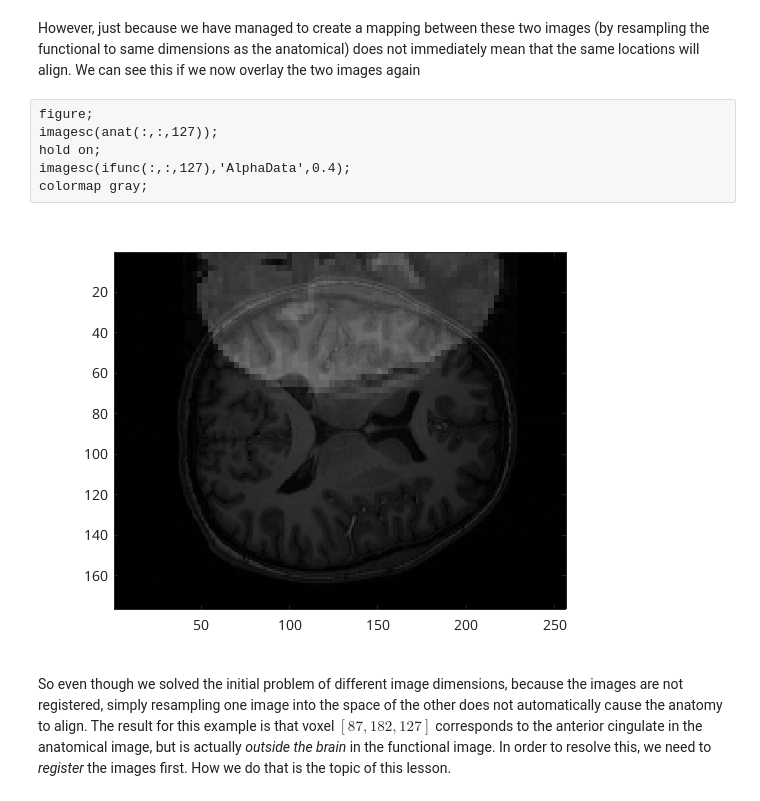
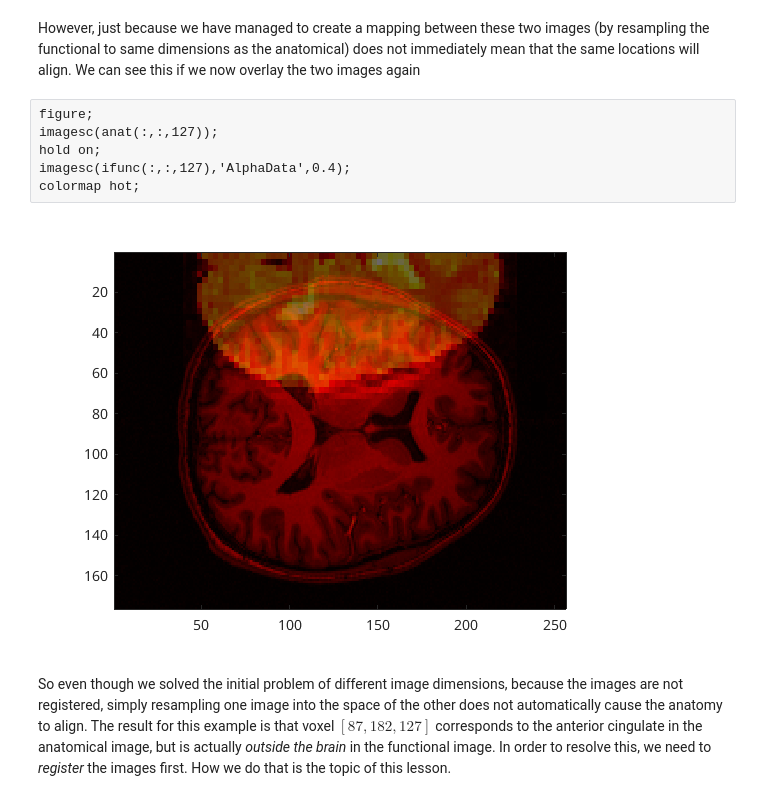
Before and after one commit to martynmcfarquhar/NCCN-FN-ImageRegistration, a Jupyter notebook: _build/jupyter_execute/1.reg-problem.ipynb, the cells around one changed output. Cells and saved outputs as stored; diff of their text form.

```diff
--- a/_build/jupyter_execute/1.reg-problem.ipynb
+++ b/_build/jupyter_execute/1.reg-problem.ipynb
@@ -94,10 +94,10 @@ However, just because we have managed to create a mapping between these two imag
 # %%
 figure;
 imagesc(anat(:,:,127));
 hold on;
 imagesc(ifunc(:,:,127),'AlphaData',0.4);
-colormap gray;
+colormap hot;
 # %% [output]
-[figure, old version]
+[figure, new version]
 # %% [markdown]
 So even though we solved the initial problem of different image dimensions, because the images are not registered, simply resampling one image into the space of the other does not automatically cause the anatomy to align. The result for this example is that voxel $[87,182,127]$ corresponds to the anterior cingulate in the anatomical image, but is actually *outside the brain* in the functional image. In order to resolve this, we need to *register* the images first. How we do that is the topic of this lesson.
```
Also changed, not shown: parts of 1 cell of this notebook, 13 other files.
